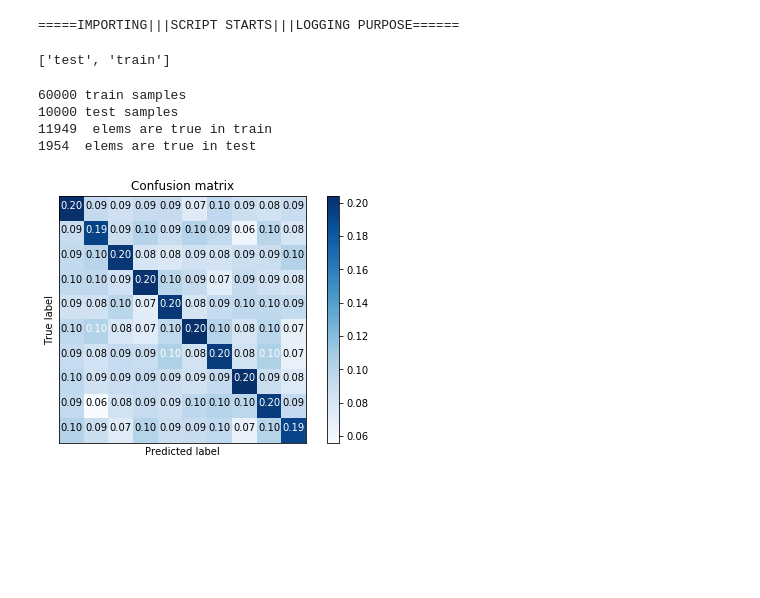
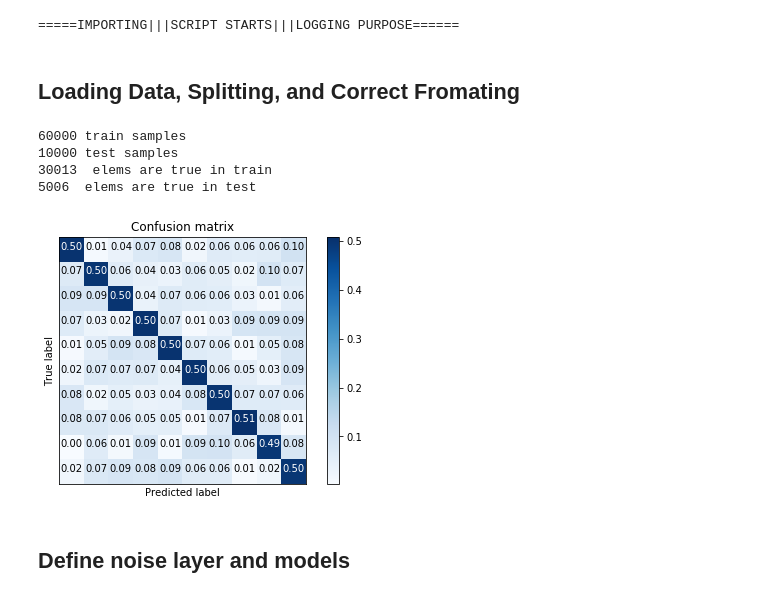
Before and after one commit to gaborcsapo/GenderEthnicity, a Jupyter notebook: NeuralNets/13_MNIST_Default_Dropout.ipynb, the cells around one changed output. Drawn from its saved outputs; the diff is of its cells as text; code cells hidden in the pictures; blank space fills up the shorter version.

Commit message:
custom layer fixed

```diff
--- a/NeuralNets/13_MNIST_Default_Dropout.ipynb
+++ b/NeuralNets/13_MNIST_Default_Dropout.ipynb
@@ -22,55 +27,62 @@ print("=====IMPORTING|||SCRIPT STARTS|||LOGGING PURPOSE======")
 # %% [output]
 Using TensorFlow backend.
 =====IMPORTING|||SCRIPT STARTS|||LOGGING PURPOSE======
+# %% [markdown]
+## Loading Data, Splitting, and Correct Fromating
 # %%
-with open('../../Images/MNIST_noisy/noisy_mnist_80.pickle', 'rb') as fp:
+with open('../../Images/MNIST_noisy/noisy_mnist_50.pickle', 'rb') as fp:
     mnist_noise = pickle.load(fp)
-print(mnist_noise.keys())
-# %% [output]
-['test', 'train']
 # %%
 batch_size = 128
 num_classes = 10
-epochs = 12
+epochs = 10
 
 # input image dimensions
 img_rows, img_cols = 28, 28
 
-# the data, split between train and test sets
-# the data, split between train and test sets
+# load noisy lables from file, while the iamges and clean labels from built-in function
 y_train = mnist_noise['train']
 y_test = mnist_noise['test']
-
 (x_train, y_train_clean), (x_test, y_test_clean) = mnist.load_data()
 
+# transform data to what Keras likes
 if K.image_data_format() == 'channels_first':
     x_train = x_train.reshape(x_train.shape[0], 1, img_rows, img_cols)
     x_test = x_test.reshape(x_test.shape[0], 1, img_rows, img_cols)
     input_shape = (1, img_rows, img_cols)
 else:
     x_train = x_train.reshape(x_train.shape[0], img_rows, img_cols, 1)
     x_test = x_test.reshape(x_test.shape[0], img_rows, img_cols, 1)
     input_shape = (img_rows, img_cols, 1)
 
 x_train = x_train.astype('float32')
 x_test = x_test.astype('float32')
 x_train /= 255
 x_test /= 255
+cm = confusion_matrix(y_train_clean, y_train)
+cm = confusion_matrix(y_train_clean, y_train).astype('float') / cm.sum(axis=1)[:, np.newaxis]
+# 10-fold cross validation
+folds = list(StratifiedKFold(n_splits=10, shuffle=True, random_state=1).split(x_train, y_train))
+
 print(x_train.shape[0], 'train samples')
 print(x_test.shape[0], 'test samples')
-
 print(np.sum(y_train == y_train_clean), " elems are true in train")
 print(np.sum(y_test == y_test_clean), " elems are true in test")
 pcm.plot_confusion_matrix(y_train_clean, y_train, normalize=True)
 
 # convert class vectors to binary class matrices
 y_train = keras.utils.to_categorical(y_train, num_classes)
 y_test = keras.utils.to_categorical(y_test, num_classes)
 y_test_clean = keras.utils.to_categorical(y_test_clean, num_classes)
+
+## SWITCH BETWEEN NOISY AND CLEAN DATA FOR TESTING
+#y_test = y_test_clean
 # %% [output]
 60000 train samples
 10000 test samples
-11949  elems are true in train
-1954  elems are true in test
+30013  elems are true in train
+5006  elems are true in test
-[figure, old version]
+[figure, new version]
+# %% [markdown]
+## Define noise layer and models
 # %%
```
Also changed, not shown: parts of 18 cells of this notebook, 6 other files.
